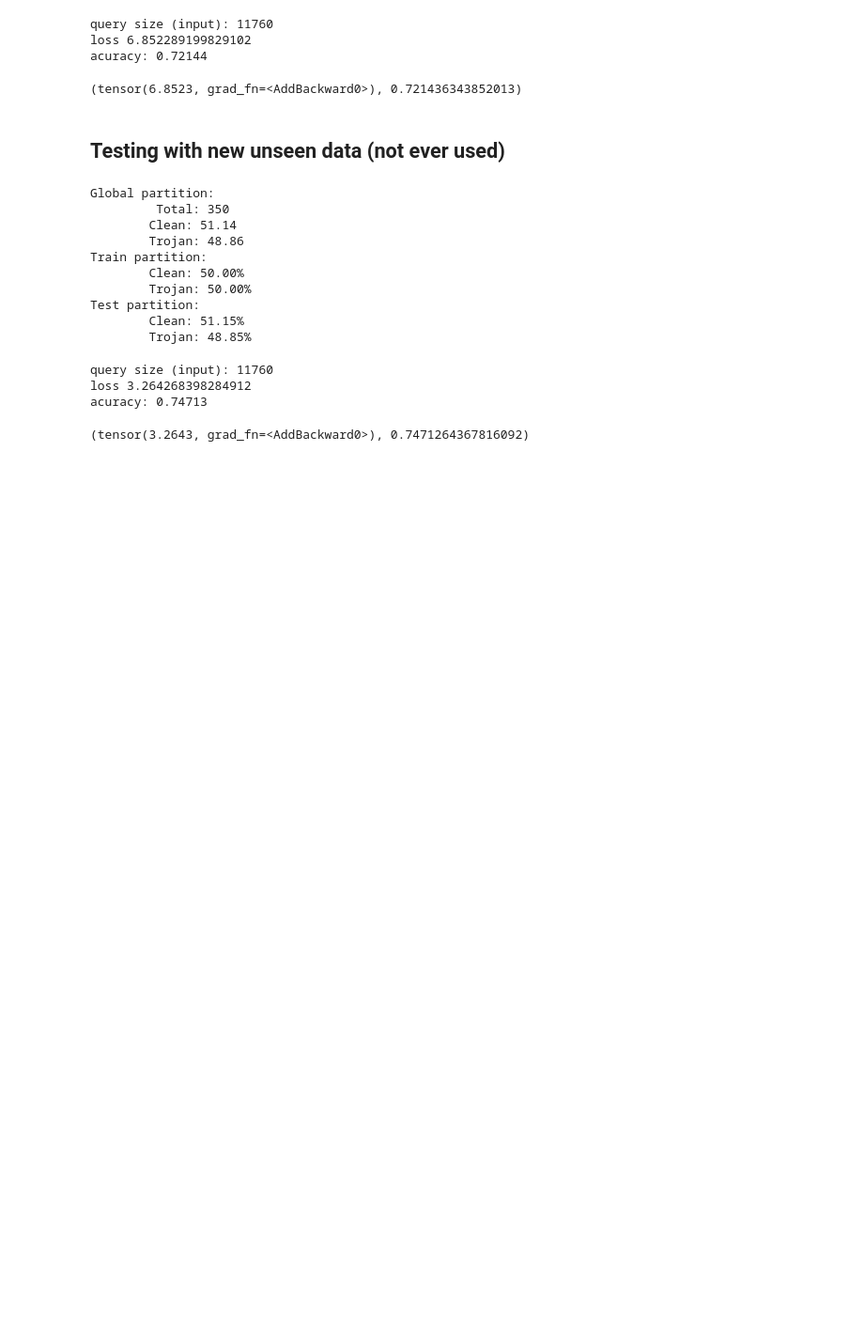
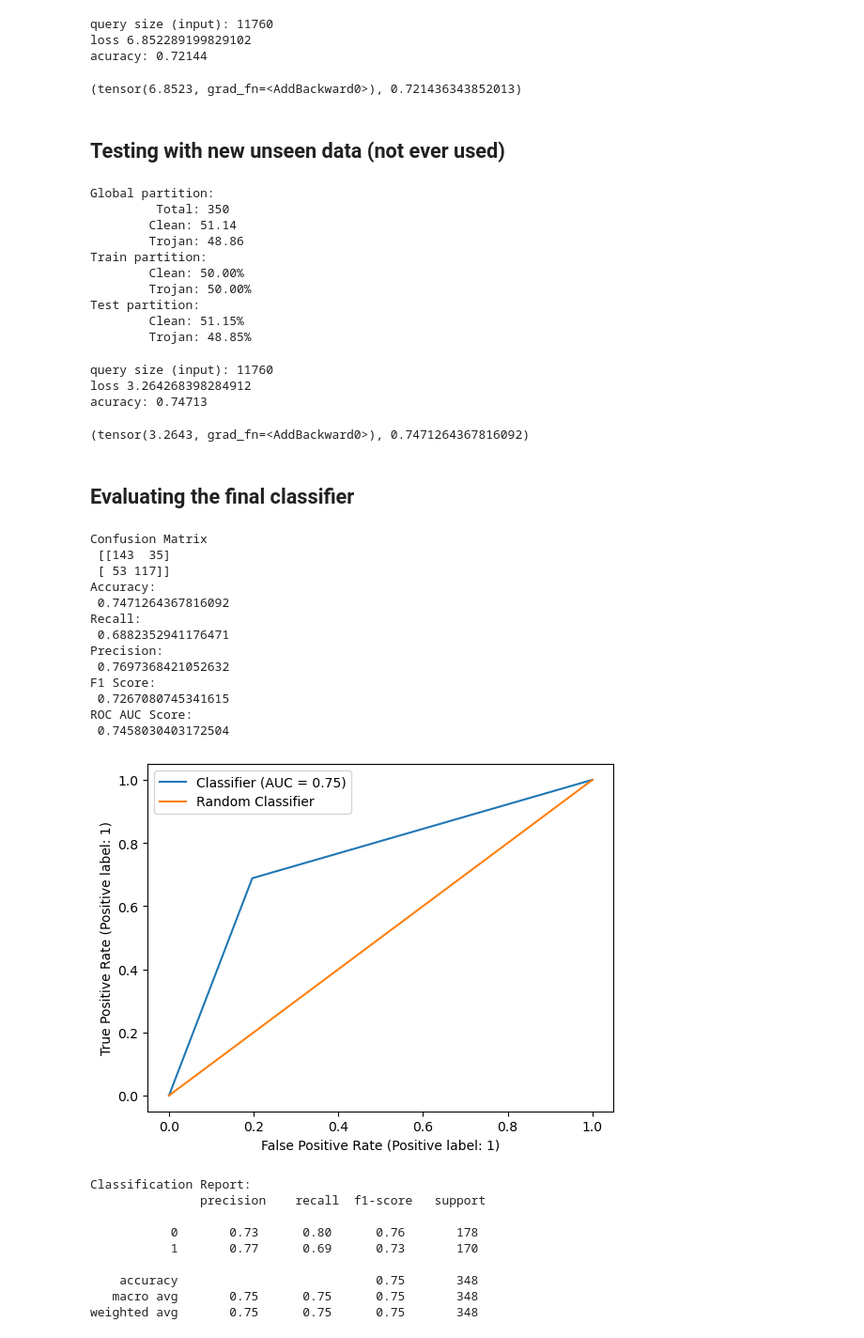
Before and after one commit to guilevieiram/psc, a Jupyter notebook: whatIs/detection.ipynb, the cells around one changed output. Shown at 94% size. Saved outputs shown, nothing was run; the diff lists cells and outputs as text; code cells hidden in the pictures; blank space fills up the shorter version.

Commit message:
classifier evaluation

```diff
--- a/whatIs/detection.ipynb
+++ b/whatIs/detection.ipynb
@@ -384,3 +412,31 @@ query size (input): 11760
 loss 3.264268398284912
 acuracy: 0.74713
 (tensor(3.2643, grad_fn=<AddBackward0>), 0.7471264367816092)
+# %% [markdown]
+## Evaluating the final classifier
+# %%
+test_MNTD_detailed(net, test_unseen)
+# %% [output]
+Confusion Matrix
+ [[143  35]
+ [ 53 117]]
+Accuracy:
+ 0.7471264367816092
+Recall:
+ 0.6882352941176471
+Precision:
+ 0.7697368421052632
+F1 Score:
+ 0.7267080745341615
+ROC AUC Score:
+ 0.7458030403172504
+[figure, added]
+Classification Report:
+               precision    recall  f1-score   support
+
+           0       0.73      0.80      0.76       178
+           1       0.77      0.69      0.73       170
+
+    accuracy                           0.75       348
+   macro avg       0.75      0.75      0.75       348
+weighted avg       0.75      0.75      0.75       348
```
Also changed, not shown: parts of 3 cells of this notebook.
